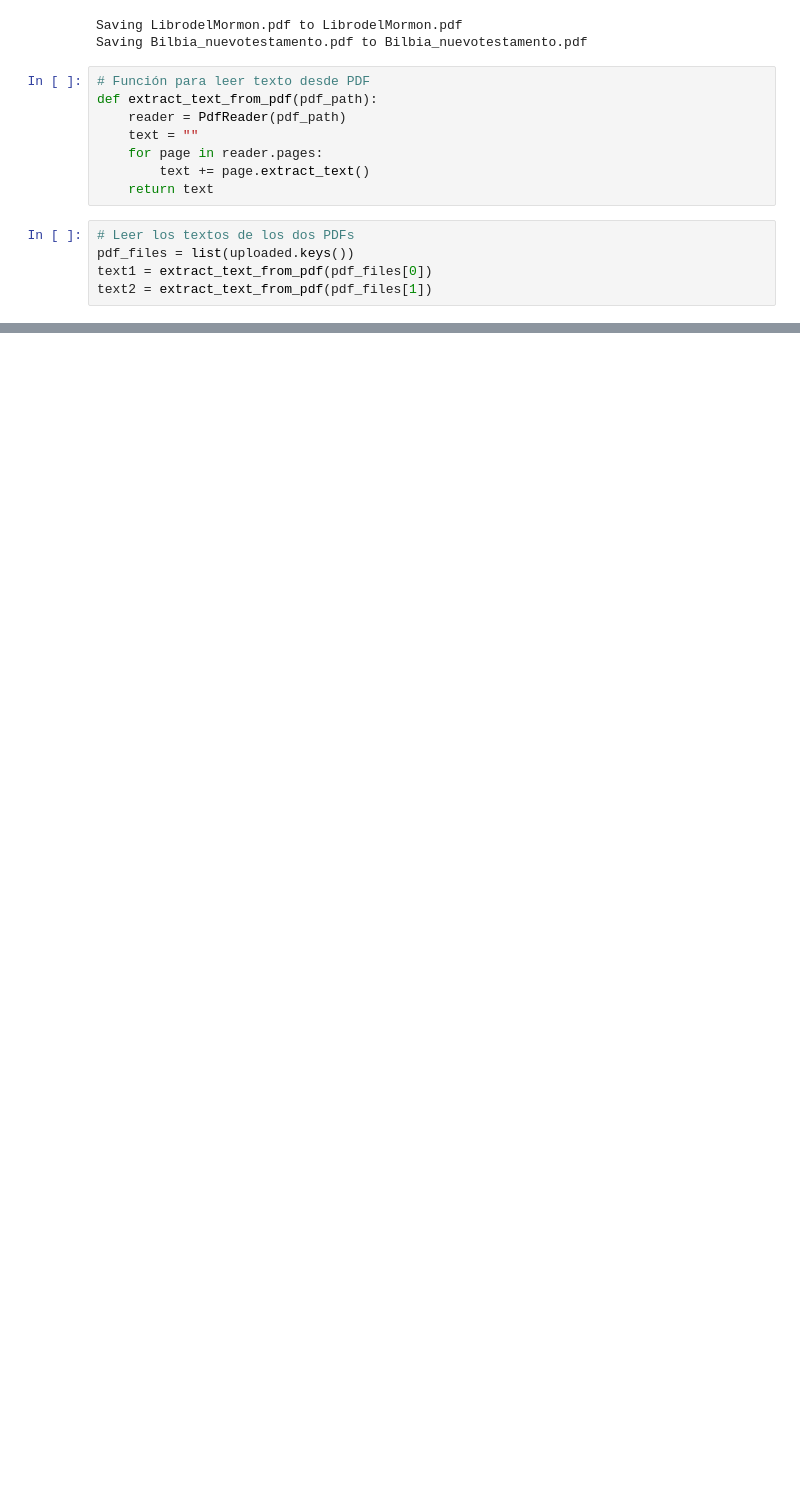
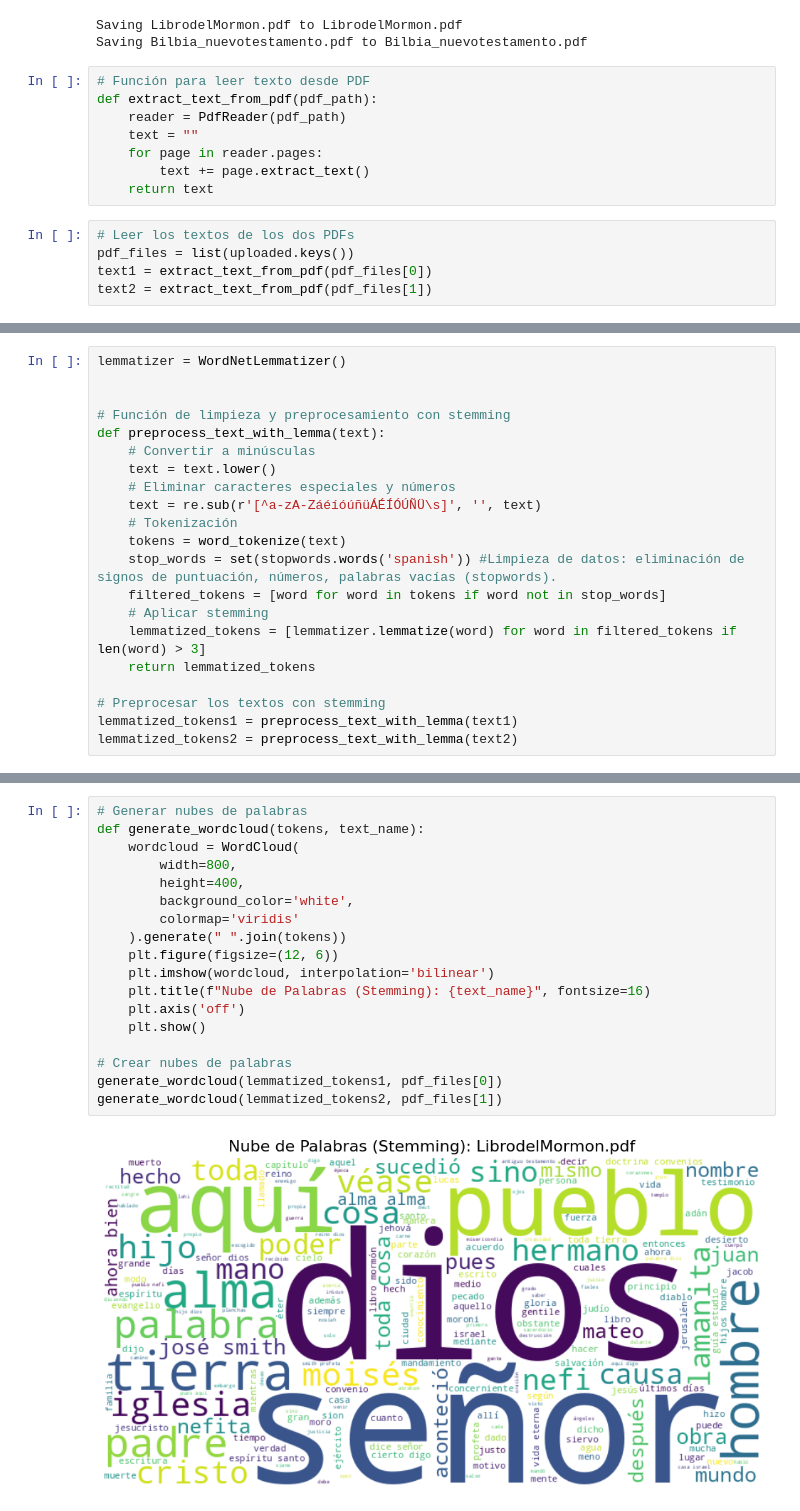
Before and after one commit to christiangarza1505813/PCD, a Jupyter notebook: Tarea 1.ipynb, the cells around one changed output, grey strips where cells are left out. Drawn from its saved outputs; the diff is of its cells as text; blank space fills up the shorter version.

```diff
--- a/Tarea 1.ipynb
+++ b/Tarea 1.ipynb
@@ -204,3 +344,24 @@ generate_wordcloud(stemmed_tokens2, pdf_files[1])
+# %%
+lemmatizer = WordNetLemmatizer()
+
+
+# Función de limpieza y preprocesamiento con stemming
+def preprocess_text_with_lemma(text):
+    # Convertir a minúsculas
+    text = text.lower()
+    # Eliminar caracteres especiales y números
+    text = re.sub(r'[^a-zA-ZáéíóúñüÁÉÍÓÚÑÜ\s]', '', text)
+    # Tokenización
+    tokens = word_tokenize(text)
+    stop_words = set(stopwords.words('spanish')) #Limpieza de datos: eliminación de signos de puntuación, números, palabras vacías (stopwords).
+    filtered_tokens = [word for word in tokens if word not in stop_words]
+    # Aplicar stemming
+    lemmatized_tokens = [lemmatizer.lemmatize(word) for word in filtered_tokens if len(word) > 3]
+    return lemmatized_tokens
+
+# Preprocesar los textos con stemming
+lemmatized_tokens1 = preprocess_text_with_lemma(text1)
+lemmatized_tokens2 = preprocess_text_with_lemma(text2)
 # %%
 
 
@@ -318,0 +446,20 @@ generate_wordcloud(tokens2, pdf_files[1])
+# %%
+# Generar nubes de palabras
+def generate_wordcloud(tokens, text_name):
+    wordcloud = WordCloud(
+        width=800,
+        height=400,
+        background_color='white',
+        colormap='viridis'
+    ).generate(" ".join(tokens))
+    plt.figure(figsize=(12, 6))
+    plt.imshow(wordcloud, interpolation='bilinear')
+    plt.title(f"Nube de Palabras (Stemming): {text_name}", fontsize=16)
+    plt.axis('off')
+    plt.show()
+
+# Crear nubes de palabras
+generate_wordcloud(lemmatized_tokens1, pdf_files[0])
+generate_wordcloud(lemmatized_tokens2, pdf_files[1])
+# %% [output]
+[figure, added]
```
Also changed, not shown: parts of 20 cells of this notebook.
